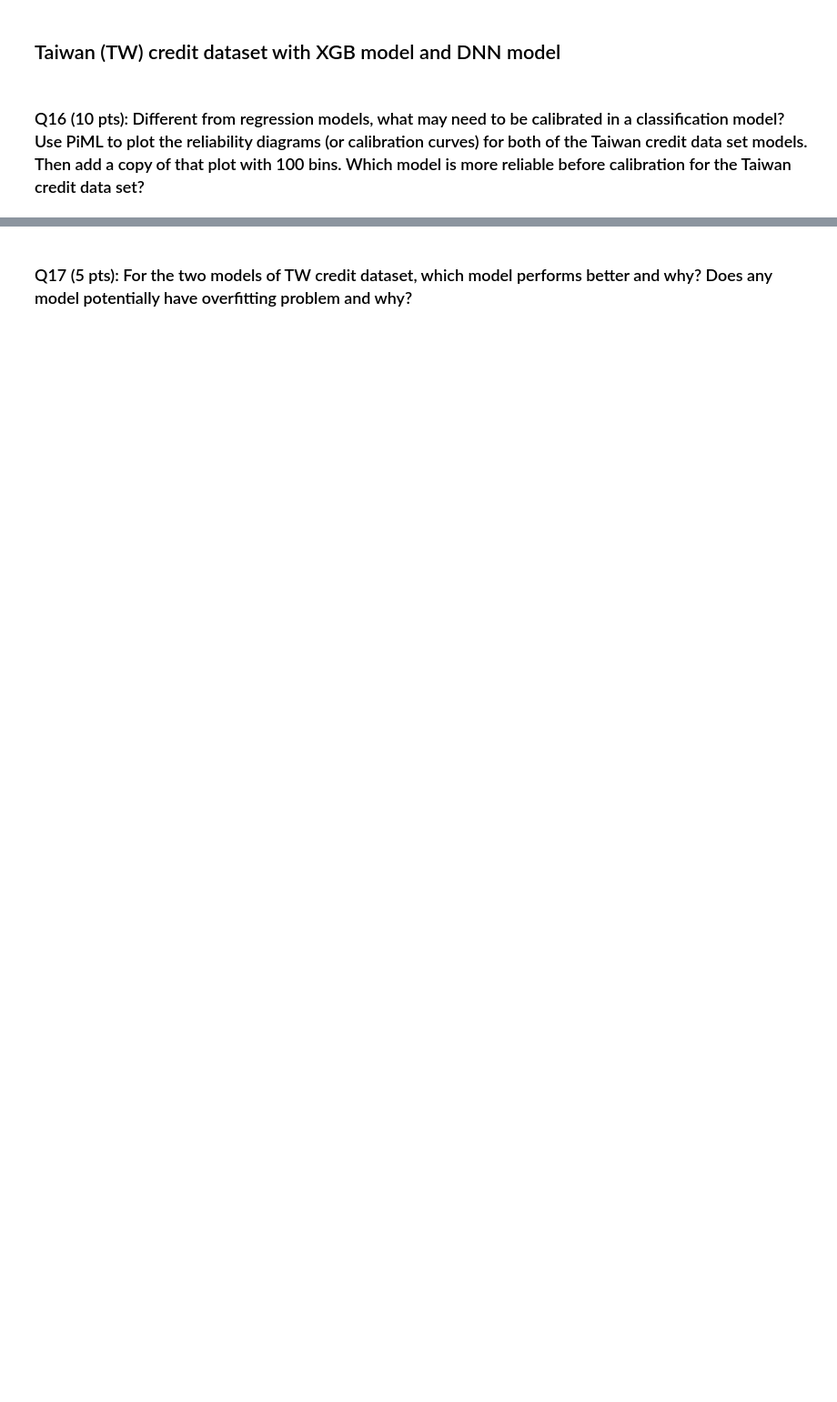
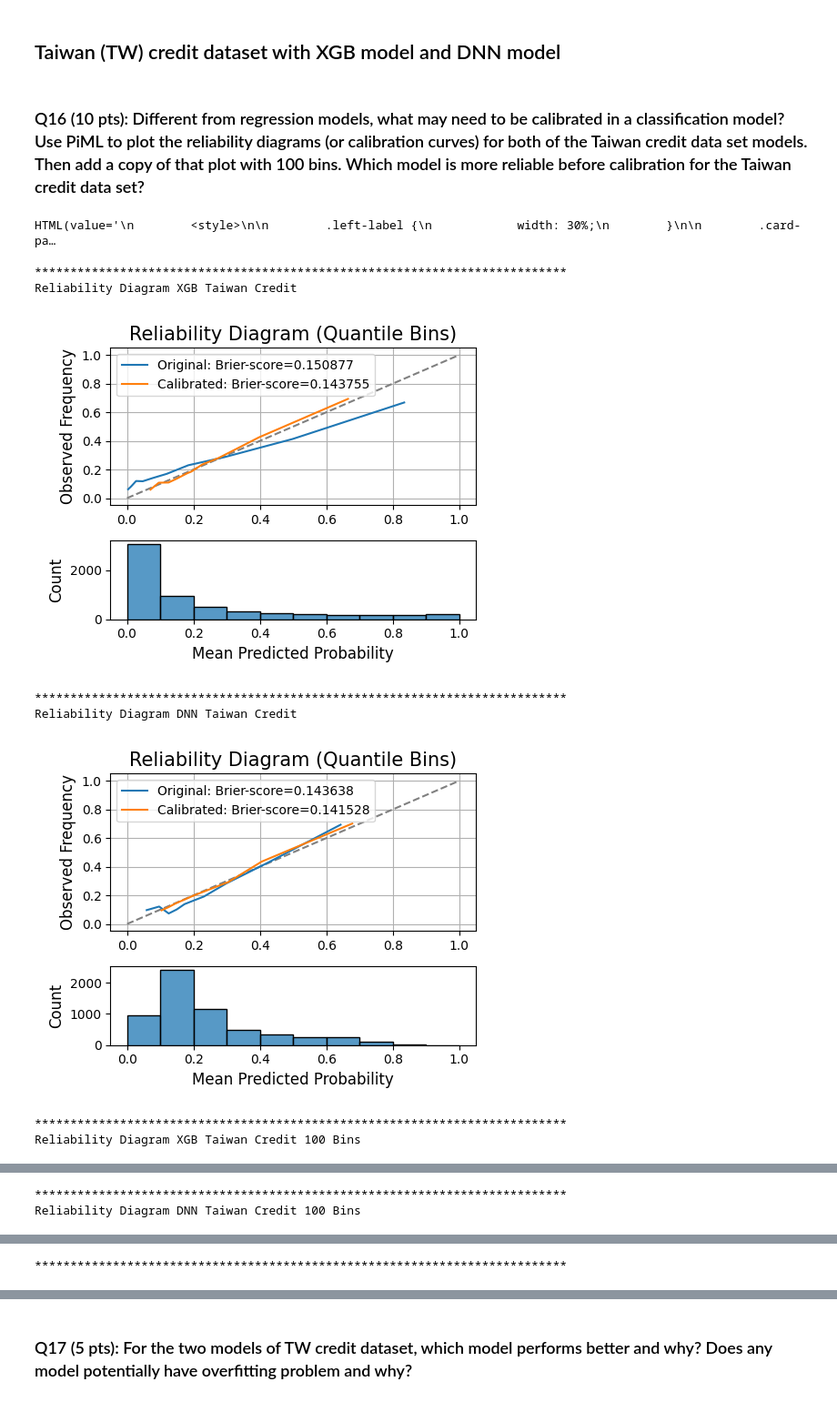
Before and after one commit to EviIius/DSBA6010, a Jupyter notebook: HW4/model_diagnostics_and_prediction_uncertainty_v02.ipynb, the cells around one changed output, grey strips where cells are left out. Shown: that part at 91% size. Drawn from its saved outputs; the diff is of its cells as text; code cells hidden in the pictures; blank space fills up the shorter version.

```diff
--- a/HW4/model_diagnostics_and_prediction_uncertainty_v02.ipynb
+++ b/HW4/model_diagnostics_and_prediction_uncertainty_v02.ipynb
@@ -169,3 +177,27 @@ exp_bike_sharing.model_diagnose(model="XGB_Bike_Sharing", slice_method="histogra
 ## Taiwan (TW) credit dataset with XGB model and DNN model
 # %% [markdown]
 ### Q16 (10 pts): Different from regression models, what may need to be calibrated in a classification model?  Use PiML to plot the reliability diagrams (or calibration curves) for both of the Taiwan credit data set models.  Then add a copy of that plot with 100 bins.  Which model is more reliable before calibration for the Taiwan credit data set?
+# %%
+print("***************************************************************************")
+print("Reliability Diagram XGB Taiwan Credit")
+exp_tw_credit.model_diagnose(model="XGB_TW_Credit", show="reliability_perf", figsize=(5, 4))
+print("***************************************************************************")
+print("Reliability Diagram DNN Taiwan Credit")
+exp_tw_credit.model_diagnose(model="DNN_TW_Credit", show="reliability_perf", figsize=(5, 4))
+print("***************************************************************************")
+print("Reliability Diagram XGB Taiwan Credit 100 Bins")
+exp_tw_credit.model_diagnose(model="XGB_TW_Credit", show="reliability_perf", bins=100, figsize=(5, 4))
+print("***************************************************************************")
+print("Reliability Diagram DNN Taiwan Credit 100 Bins")
+exp_tw_credit.model_diagnose(model="DNN_TW_Credit", show="reliability_perf", bins=100, figsize=(5, 4))
+print("***************************************************************************")
+# %% [output]
+HTML(value='\n        <style>\n\n        .left-label {\n            width: 30%;\n        }\n\n        .card-pa…
+***************************************************************************
+Reliability Diagram XGB Taiwan Credit
+[figure, added]
+***************************************************************************
+Reliability Diagram DNN Taiwan Credit
+[figure, added]
+***************************************************************************
+Reliability Diagram XGB Taiwan Credit 100 Bins
@@ -171,0 +205,2 @@ exp_bike_sharing.model_diagnose(model="XGB_Bike_Sharing", slice_method="histogra
+***************************************************************************
+Reliability Diagram DNN Taiwan Credit 100 Bins
@@ -171,0 +208 @@ exp_bike_sharing.model_diagnose(model="XGB_Bike_Sharing", slice_method="histogra
+***************************************************************************
```
Also changed, not shown: parts of 6 cells of this notebook.
